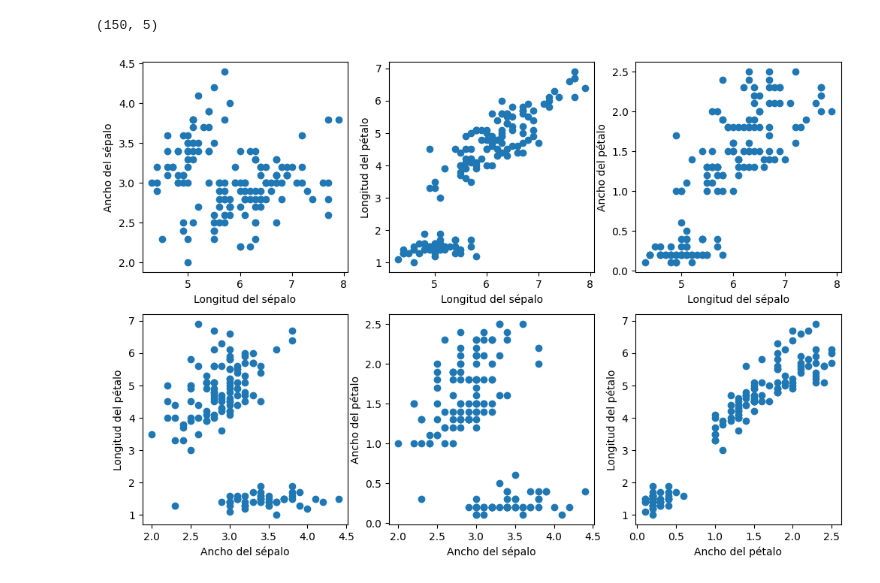
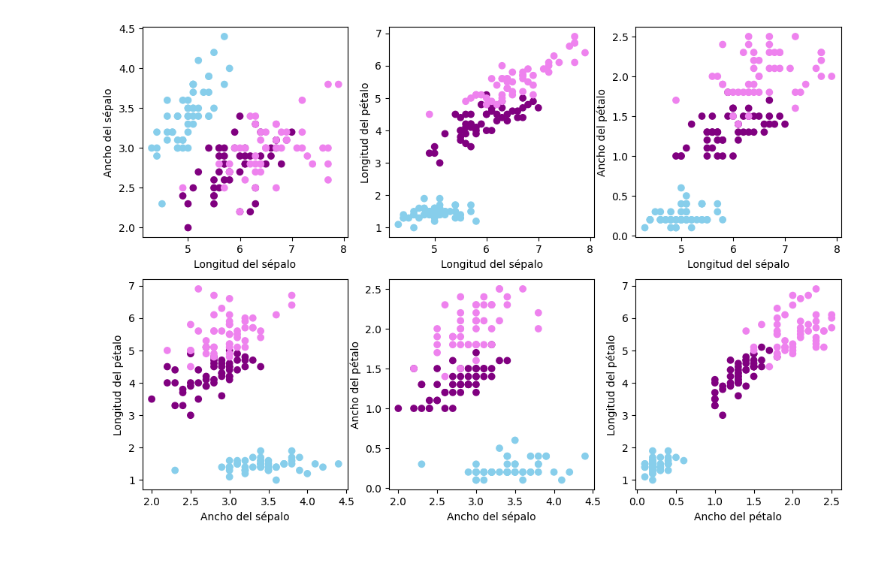
Before and after one commit to LiamSalazar/CienciaDatos, a Jupyter notebook: Practica4.ipynb, the cells around one changed output. Saved outputs shown, nothing was run; the diff lists cells and outputs as text; code cells hidden in the pictures.

```diff
--- a/Practica4.ipynb
+++ b/Practica4.ipynb
@@ -3,45 +3,48 @@ import pandas as pd
 import numpy as np
 import matplotlib.pyplot as plt
 
-fig, axes = plt.subplots(2,3,figsize=(12,8))
-iris = pd.read_csv("./iris.csv")
-print((iris.shape))
+fig, axes = plt.subplots(2,3,figsize=(12,8)) # Creo la figura con las 6 gráficas que haré
+iris = pd.read_csv("./iris.csv") # Leo el archivo CSV con pandas
+# Guardo en arreglos las columnas del DataFrame
 pw = iris["petal.width"]
 pl = iris["petal.length"]
 sw = iris["sepal.width"]
 sl = iris["sepal.length"]
 
+# Asignación de colores por especie
+color_map = {'Setosa': 'skyblue', 'Versicolor': 'purple', 'Virginica': 'violet'} # Mapeo de colores por especie mediante un diccionario
+iris['color'] = iris["variety"].map(color_map) # Creo una nueva columna en el DataFrame con los colores de cada especie
+
 # Gráfica 1
-axes[0][0].scatter(sl, sw)
+axes[0][0].scatter(sl, sw, c=iris['color']) # Asignación de eje x, eje y y color
 axes[0][0].set_ylabel("Ancho del sépalo")
 axes[0][0].set_xlabel("Longitud del sépalo")
 
 # Gráfica 2
-axes[0][1].scatter(sl, pl)
+axes[0][1].scatter(sl, pl, c=iris['color']) # Asignación de eje x, eje y y color
 axes[0][1].set_ylabel("Longitud del pétalo")
 axes[0][1].set_xlabel("Longitud del sépalo")
 
 # Gráfica 3
-axes[0][2].scatter(sl, pw)
+axes[0][2].scatter(sl, pw, c=iris['color']) # Asignación de eje x, eje y y color
 axes[0][2].set_ylabel("Ancho del pétalo")
 axes[0][2].set_xlabel("Longitud del sépalo")
 
 # Gráfica 4
-axes[1][0].scatter(sw, pl)
+axes[1][0].scatter(sw, pl, c=iris['color']) # Asignación de eje x, eje y y color
 axes[1][0].set_ylabel("Longitud del pétalo")
 axes[1][0].set_xlabel("Ancho del sépalo")
 
 # Gráfica 5
-axes[1][1].scatter(sw, pw)
+axes[1][1].scatter(sw, pw, c=iris['color']) # Asignación de eje x, eje y y color
 axes[1][1].set_ylabel("Ancho del pétalo")
 axes[1][1].set_xlabel("Ancho del sépalo")
 
 # Gráfica 6
-axes[1][2].scatter(pw, pl)
+axes[1][2].scatter(pw, pl, c=iris['color']) # Asignación de eje x, eje y y color
 axes[1][2].set_ylabel("Longitud del pétalo")
 axes[1][2].set_xlabel("Ancho del pétalo")
 
 plt.show()
 # %% [output]
-(150, 5)
-[figure, old version]
+[figure, new version]
```
